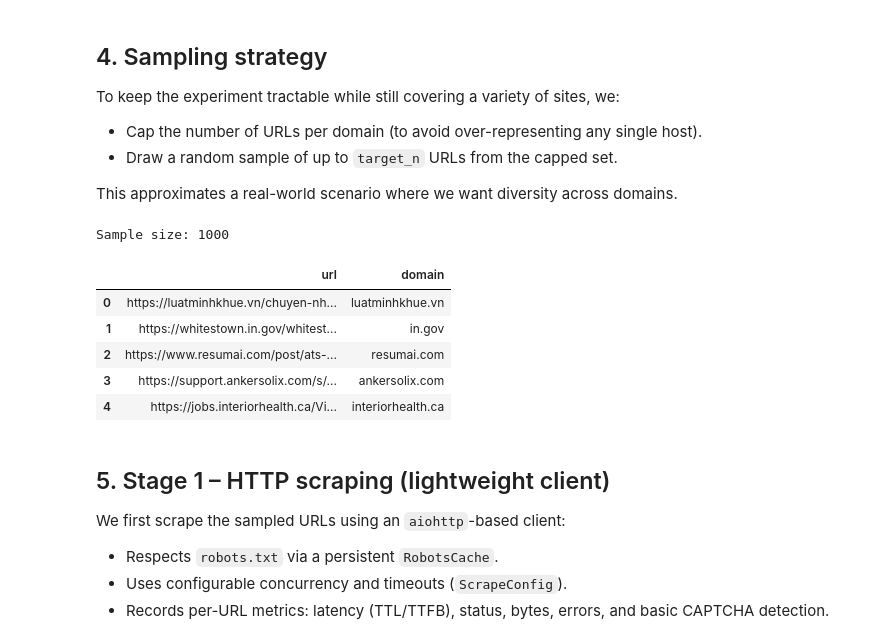
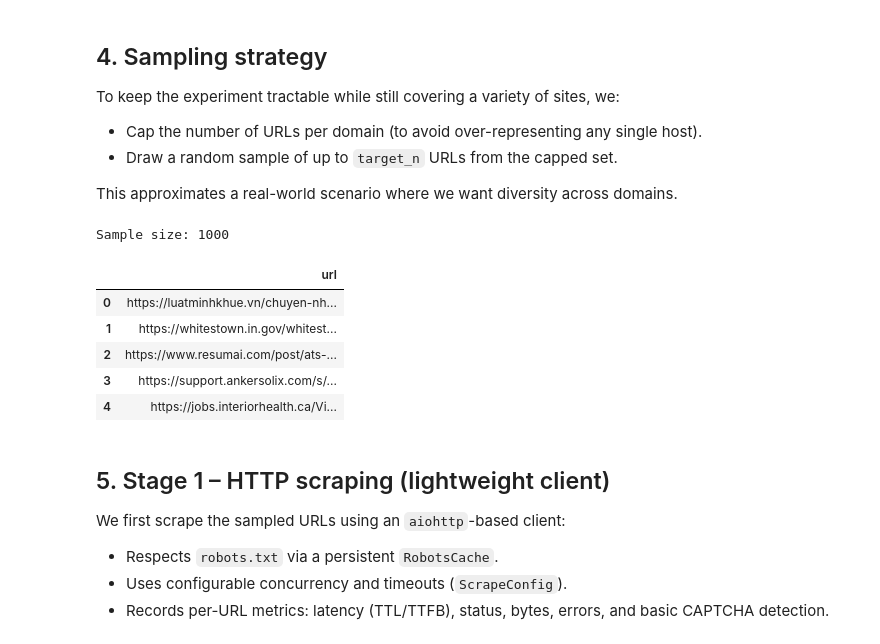
Before and after one commit to gabrielzackon/tavily-scraper, a Jupyter notebook: notebooks/scraper_final.ipynb, the cells around one changed output. Cells and saved outputs as stored; diff of their text form; code cells hidden in the pictures.

```diff
--- a/notebooks/scraper_final.ipynb
+++ b/notebooks/scraper_final.ipynb
@@ -115,30 +115,30 @@ This approximates a real-world scenario where we want diversity across domains.
 # %%
 # Cap the number of URLs per domain and sample overall
 cap_per_domain = 20
 target_n = 1000
 
 # First, limit each domain to at most `cap_per_domain` URLs
 per_domain = urls_df.groupby("domain", group_keys=False).apply(
-    lambda g: g.sample(min(len(g), cap_per_domain), random_state=42)
+    lambda g: g.sample(min(len(g), cap_per_domain), random_state=42), include_groups=False
 )
 
 # Then sample up to `target_n` URLs overall
 sample_df = (
     per_domain
     .sample(n=min(target_n, len(per_domain)), random_state=42)
     .reset_index(drop=True)
 )
 
 print("Sample size:", len(sample_df))
 display(sample_df.head())
 # %% [output]
 Sample size: 1000
-|  | url | domain |
-| 0 | https://luatminhkhue.vn/chuyen-nh... | luatminhkhue.vn |
-| 1 | https://whitestown.in.gov/whitest... | in.gov |
-| 2 | https://www.resumai.com/post/ats-... | resumai.com |
-| 3 | https://support.ankersolix.com/s/... | ankersolix.com |
-| 4 | https://jobs.interiorhealth.ca/Vi... | interiorhealth.ca |
+|  | url |
+| 0 | https://luatminhkhue.vn/chuyen-nh... |
+| 1 | https://whitestown.in.gov/whitest... |
+| 2 | https://www.resumai.com/post/ats-... |
+| 3 | https://support.ankersolix.com/s/... |
+| 4 | https://jobs.interiorhealth.ca/Vi... |
 # %% [markdown]
 ## 5. Stage 1 – HTTP scraping (lightweight client)
 
```
